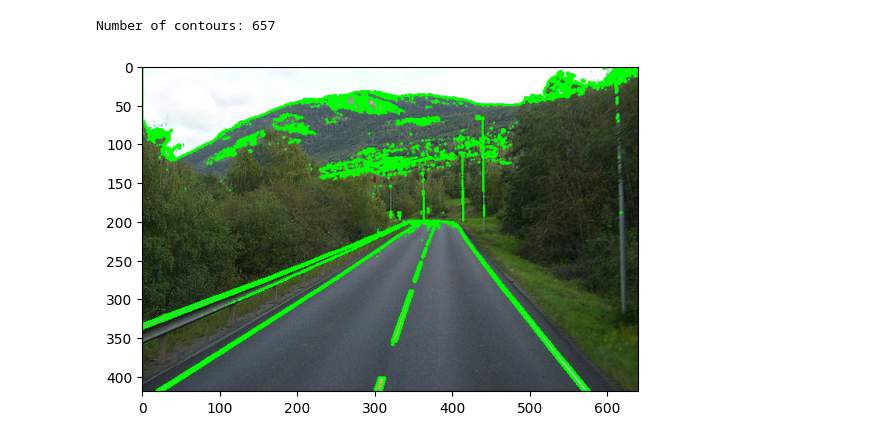
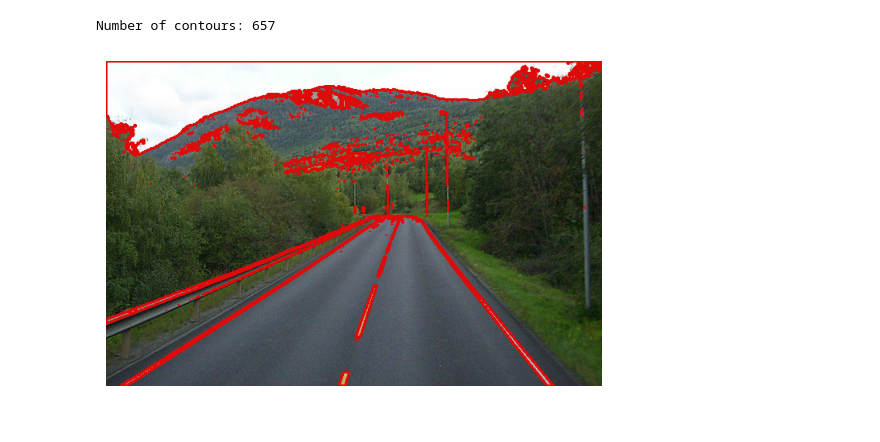
Before and after one commit to horolrolx/ai_visualization, a Jupyter notebook: day08/DAY8.ipynb, the cells around one changed output. Drawn from its saved outputs; the diff is of its cells as text; code cells hidden in the pictures.

```diff
--- a/day08/DAY8.ipynb
+++ b/day08/DAY8.ipynb
@@ -143,37 +143,38 @@ plt.show()
 [figure]
 # %%
 # RGB로 변환
-road_rgb = cv2.cvtColor(load, cv2.COLOR_BGR2RGB)
+road_rgb = cv2.cvtColor(road, cv2.COLOR_BGR2RGB)
 plt.imshow(road_rgb)
 plt.show()
 # %% [output]
 [figure]
 # %%
 # 흑백으로 변환
-road_gray = cv2.cvtColor(load, cv2.COLOR_BGR2GRAY)
+road_gray = cv2.cvtColor(road, cv2.COLOR_BGR2GRAY)
 plt.imshow(road_gray, cmap='gray')
 plt.show()
 # %% [output]
 [figure]
 # %%
 # 이미지 이진화
-ret, road_binary = cv2.threshold(road_gray, 127, 255, cv2.THRESH_BINARY)
+ret, thresh = cv2.threshold(road_gray, 127, 255, cv2.THRESH_BINARY)
 
-plt.imshow(road_binary, cmap='gray')
+plt.imshow(thresh, cmap='gray')
 plt.show()
 # %% [output]
 [figure]
 # %%
-# 외괵선 계산
-contours, hierarchy = cv2.findContours(road_binary, cv2.RETR_TREE, cv2.CHAIN_APPROX_SIMPLE)
+# 외곽선 계산
+contours, hierarchy = cv2.findContours(thresh, cv2.RETR_TREE, cv2.CHAIN_APPROX_SIMPLE)
 print('Number of contours:', len(contours))
 # %% [output]
 Number of contours: 657
 # %%
 # 외곽선 그리기
-road_contours = cv2.drawContours(road_rgb, contours, -1, (0, 255, 0), 2)
+road_contours = cv2.drawContours(road_rgb, contours, -1, (222, 11, 11), 2)
 
 plt.imshow(road_contours)
+plt.axis('off')
 plt.show()
 # %% [output]
-[figure, old version]
+[figure, new version]
```
Also changed, not shown: parts of 6 cells of this notebook, 1 other file.
